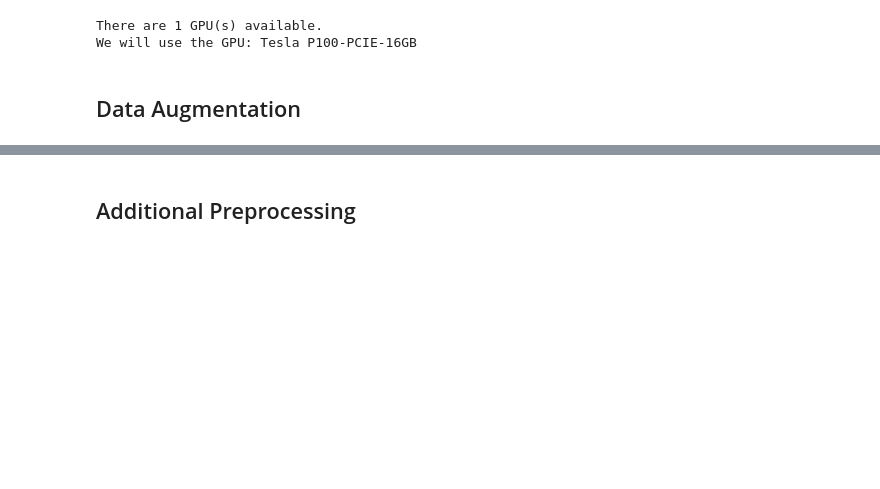
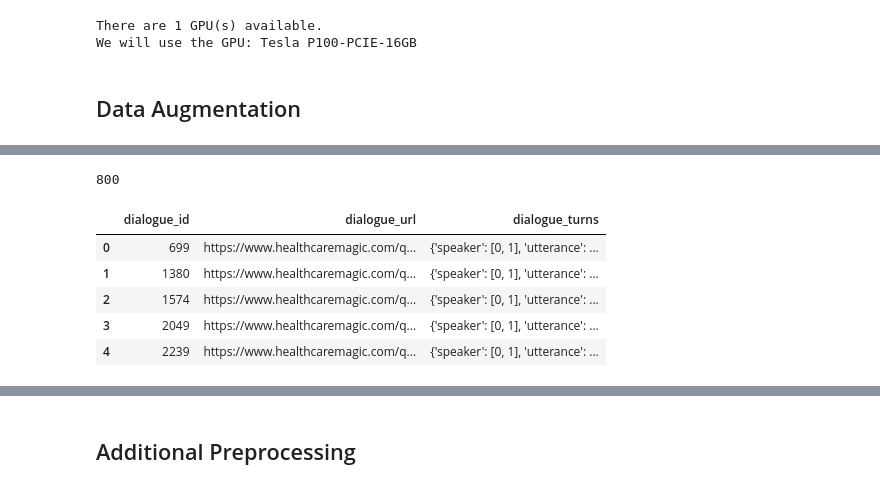
Before and after one commit to smeyerhot/CS685, a Jupyter notebook: biobert.ipynb, the cells around one changed output, grey strips where cells are left out. Cells and saved outputs as stored; diff of their text form; code cells hidden in the pictures; blank space fills up the shorter version.

```diff
--- a/biobert.ipynb
+++ b/biobert.ipynb
@@ -129,0 +142,13 @@ text = qa_df.text.copy()
+# %%
+md_df = md_df.drop(columns=["file_name"])
+md_df = md_df[0:800]
+print(len(md_df))
+md_df.head()
+# %% [output]
+800
+|  | dialogue_id | dialogue_url | dialogue_turns |
+| 0 | 699 | https://www.healthcaremagic.com/q... | {'speaker': [0, 1], 'utterance': ... |
+| 1 | 1380 | https://www.healthcaremagic.com/q... | {'speaker': [0, 1], 'utterance': ... |
+| 2 | 1574 | https://www.healthcaremagic.com/q... | {'speaker': [0, 1], 'utterance': ... |
+| 3 | 2049 | https://www.healthcaremagic.com/q... | {'speaker': [0, 1], 'utterance': ... |
+| 4 | 2239 | https://www.healthcaremagic.com/q... | {'speaker': [0, 1], 'utterance': ... |
```
Also changed, not shown: parts of 46 cells of this notebook, 5 other files.
